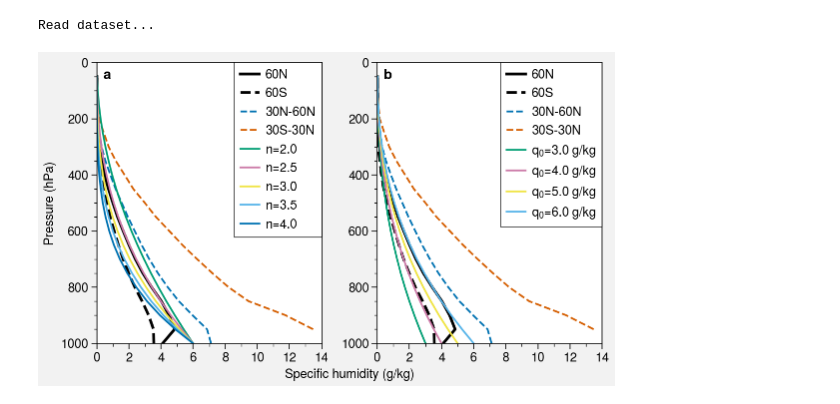
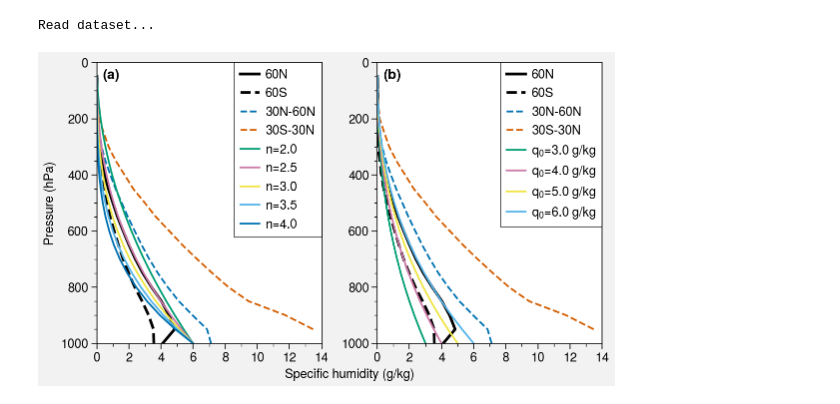
Before and after one commit to lqxyz/cloud_scheme_manuscript_figs, a Jupyter notebook: figure4_qv_threshold.ipynb, the cells around one changed output. Drawn from its saved outputs; the diff is of its cells as text; code cells hidden in the pictures.

```diff
--- a/figure4_qv_threshold.ipynb
+++ b/figure4_qv_threshold.ipynb
@@ -113,32 +113,32 @@ q_gm = get_global_mean(q)
 l = ax.plot(q_gm.mean('time')*1e3, ds.pfull, '--', label='30N-60N')
 lines.extend(l)
 
 l_lat = np.logical_and(ds.lat>-30, ds.lat<=30)
 q = sphum.where(l_lat, drop=True)
 q_gm = get_global_mean(q)
 l = ax.plot(q_gm.mean('time')*1e3, ds.pfull, '--', label='30S-30N')
 lines.extend(l)
 
 ## plot fit line
 #qv = 6 # g/kg
 fl = 1  # useless here, because it can be combined with qv
 nn = 2.5
 for qv in np.arange(3,7,1):
     q_fit_polar = fl * (ds.pfull/1e3)**nn * qv
     l = ax.plot(q_fit_polar, ds.pfull, '-', label='$q_0$={:2.1f} g/kg'.format(qv))
     lines.extend(l)
 
 new_lines, new_labels = get_unique_line_labels(lines)
 ax.legend(new_lines, new_labels, ncol=1)
 ax.set_ylim([0, 1000])
 ax.invert_yaxis()
 
 axes.format(xlabel='Specific humidity (g/kg)', ylabel='Pressure (hPa)',
     xlim=[0, 14], xlocator=np.arange(0, 15, 2),
-    xminorlocator=1, xtickminor=True, grid=False, abc=True, abcloc='ul')
+    xminorlocator=1, xtickminor=True, grid=False, abc=True, abcloc='ul', abcstyle='(a)')
 
 fig.tight_layout()
 figname = P(fig_dir, 'areas_affected_with_various_qv_thresholds.pdf')
 fig.savefig(figname, bbox_inches='tight', pad_inches=0.1, transparent=False)
 # %% [output]
-[figure, old version]
+[figure, new version]
```
